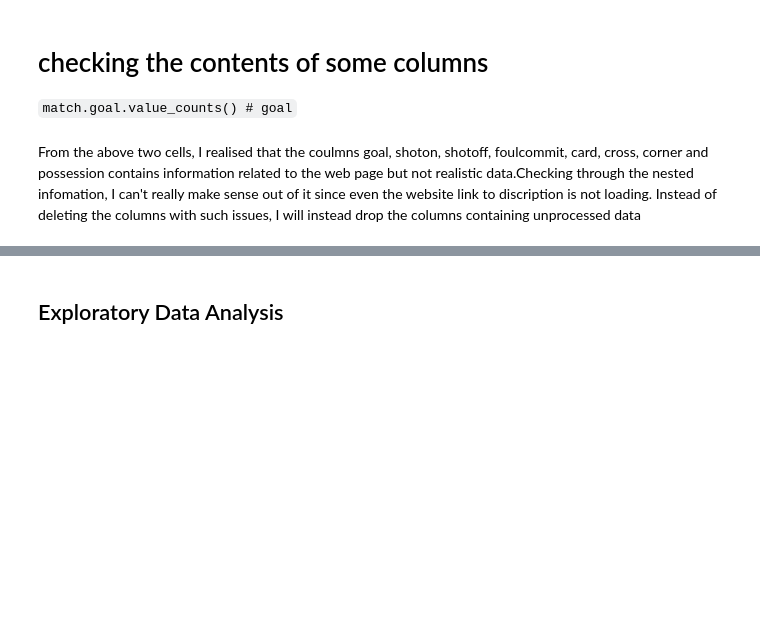
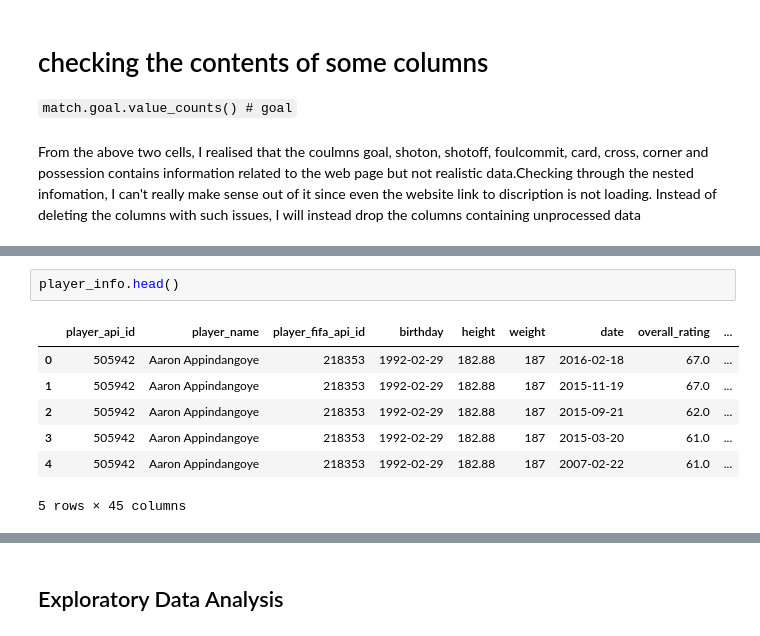
Before and after one commit to Daviedavie100/Investigating_dataset_project, a Jupyter notebook: Investigate_a_Dataset.ipynb, the cells around one changed output, grey strips where cells are left out. Saved outputs shown, nothing was run; the diff lists cells and outputs as text; blank space fills up the shorter version.

```diff
--- a/Investigate_a_Dataset.ipynb
+++ b/Investigate_a_Dataset.ipynb
@@ -1113,0 +1076,10 @@ match_info.head()
+# %%
+player_info.head()
+# %% [output]
+|  | player_api_id | player_name | player_fifa_api_id | birthday | height | weight | date | overall_rating | ... |
+| 0 | 505942 | Aaron Appindangoye | 218353 | 1992-02-29 | 182.88 | 187 | 2016-02-18 | 67.0 | ... |
+| 1 | 505942 | Aaron Appindangoye | 218353 | 1992-02-29 | 182.88 | 187 | 2015-11-19 | 67.0 | ... |
+| 2 | 505942 | Aaron Appindangoye | 218353 | 1992-02-29 | 182.88 | 187 | 2015-09-21 | 62.0 | ... |
+| 3 | 505942 | Aaron Appindangoye | 218353 | 1992-02-29 | 182.88 | 187 | 2015-03-20 | 61.0 | ... |
+| 4 | 505942 | Aaron Appindangoye | 218353 | 1992-02-29 | 182.88 | 187 | 2007-02-22 | 61.0 | ... |
+5 rows × 45 columns
```
Also changed, not shown: parts of 44 cells of this notebook.
